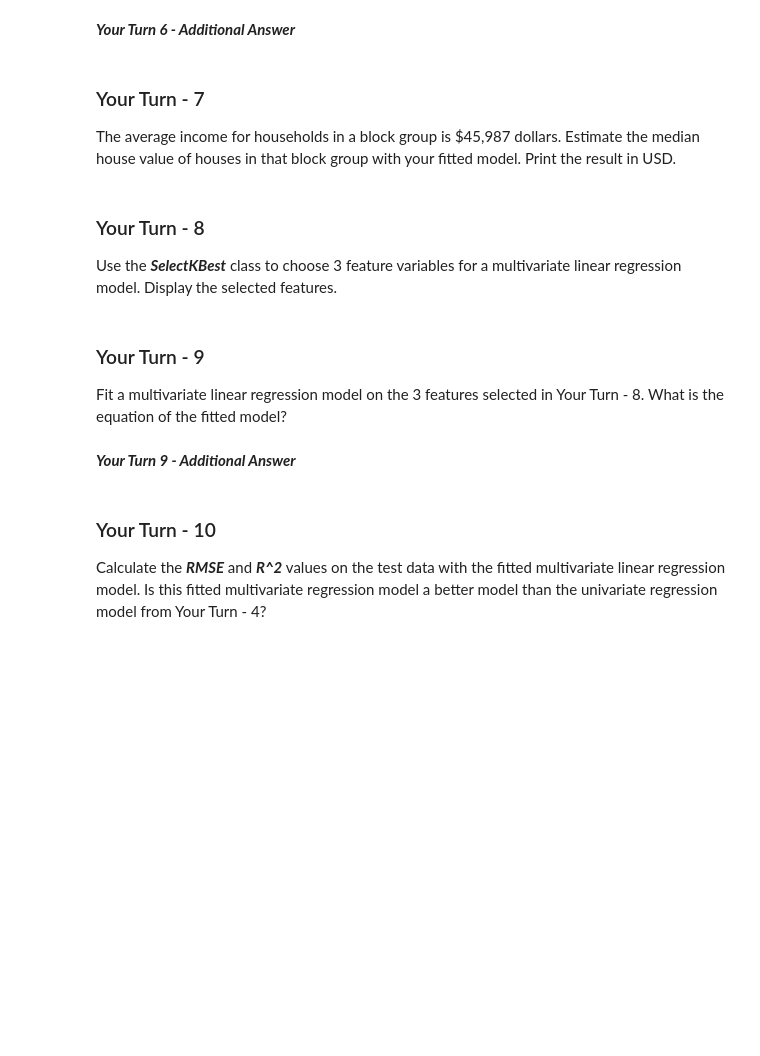
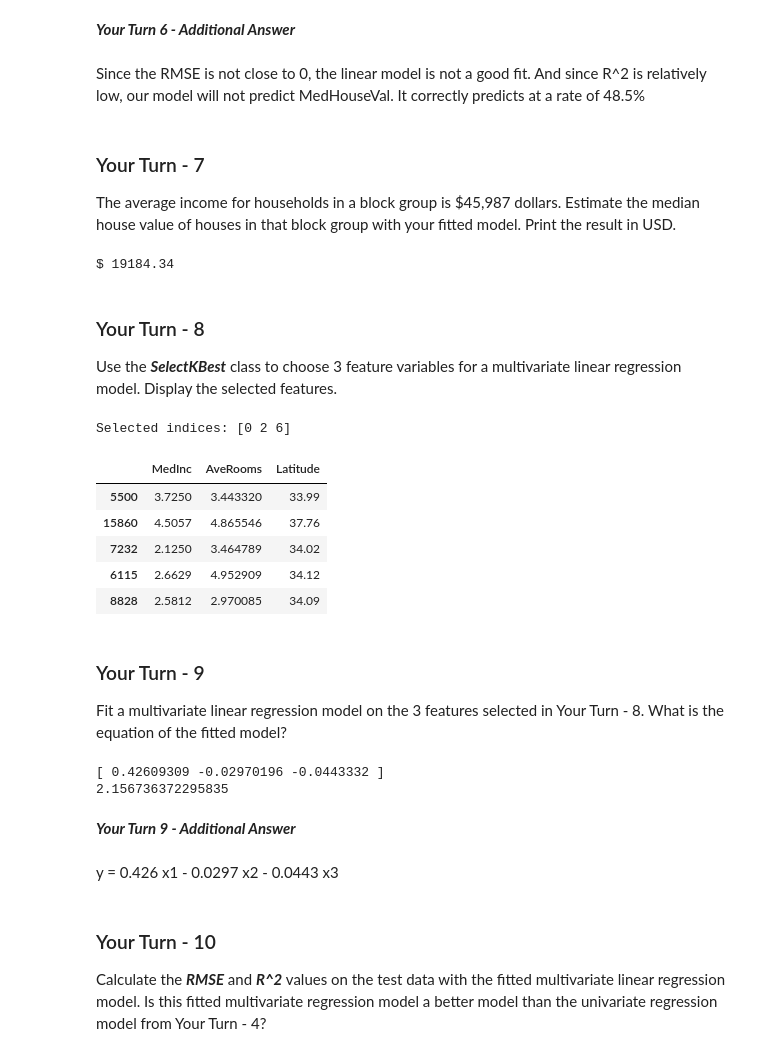
Before and after one commit to wjparsle/M12-Machine-Learning-Principles, a Jupyter notebook: Case Study- Housing Data - Student_version.ipynb, the cells around one changed output. Saved outputs shown, nothing was run; the diff lists cells and outputs as text; code cells hidden in the pictures; blank space fills up the shorter version.

```diff
--- a/Case Study- Housing Data - Student_version.ipynb
+++ b/Case Study- Housing Data - Student_version.ipynb
@@ -959,25 +1023,51 @@ Evaluate the fit of the model on the <b><i>test data</i></b> you created in <spa
 # %% [markdown]
 <b><i>Your Turn 6 - Additional Answer</i></b>
+# %% [markdown]
+Since the RMSE is not close to 0, the linear model is not a good fit. And since R^2 is relatively low, our model will not predict MedHouseVal. It correctly predicts at a rate of 48.5%
 # %% [markdown]
 <h3 class="yt">Your Turn - 7</h3>
 
 The average income for households in a block group is $45,987 dollars. Estimate the median house value of houses in that block group with your fitted model. Print the result in USD.
 # %%
 # Your Turn - 7
+prediction = reg_obj.coef_ * 45987 + reg_obj.intercept_
+print("$", round(prediction[0][0], 2))
+# %% [output]
+$ 19184.34
 # %% [markdown]
 <h3 class="yt">Your Turn - 8</h3>
 
 Use the <b><i>SelectKBest</i></b> class to choose <span class = "num">3</span> feature variables for a multivariate linear regression model. Display the selected features.
 # %%
 # Your Turn - 8
+best_feat = SelectKBest(score_func = f_regression, k = 3).fit(train_x, train_y["MedHouseVal"])
+cols_selected = best_feat.get_support(indices = True)
+print("Selected indices:", cols_selected)
+train_x.iloc[:,cols_selected].head()
+# %% [output]
+Selected indices: [0 2 6]
+|  | MedInc | AveRooms | Latitude |
+| 5500 | 3.7250 | 3.443320 | 33.99 |
+| 15860 | 4.5057 | 4.865546 | 37.76 |
+| 7232 | 2.1250 | 3.464789 | 34.02 |
+| 6115 | 2.6629 | 4.952909 | 34.12 |
+| 8828 | 2.5812 | 2.970085 | 34.09 |
 # %% [markdown]
 <h3 class="yt">Your Turn - 9</h3>
 
 Fit a multivariate linear regression model on the 3 features selected in <span class = "yt">Your Turn - 8</span>. What is the equation of the fitted model?
 # %%
 # Your Turn - 9
+multivar_reg = LinearRegression(fit_intercept = True).fit(train_x.iloc[:, cols_selected], train_y["MedHouseVal"])
+print(multivar_reg.coef_)
+print(multivar_reg.intercept_)
+# %% [output]
+[ 0.42609309 -0.02970196 -0.0443332 ]
+2.156736372295835
 # %% [markdown]
 <b><i>Your Turn 9 - Additional Answer</i></b>
+# %% [markdown]
+y = 0.426 x1 - 0.0297 x2 - 0.0443 x3
 # %% [markdown]
 <h3 class="yt">Your Turn - 10</h3>
 
```
Also changed, not shown: parts of 18 cells of this notebook.
